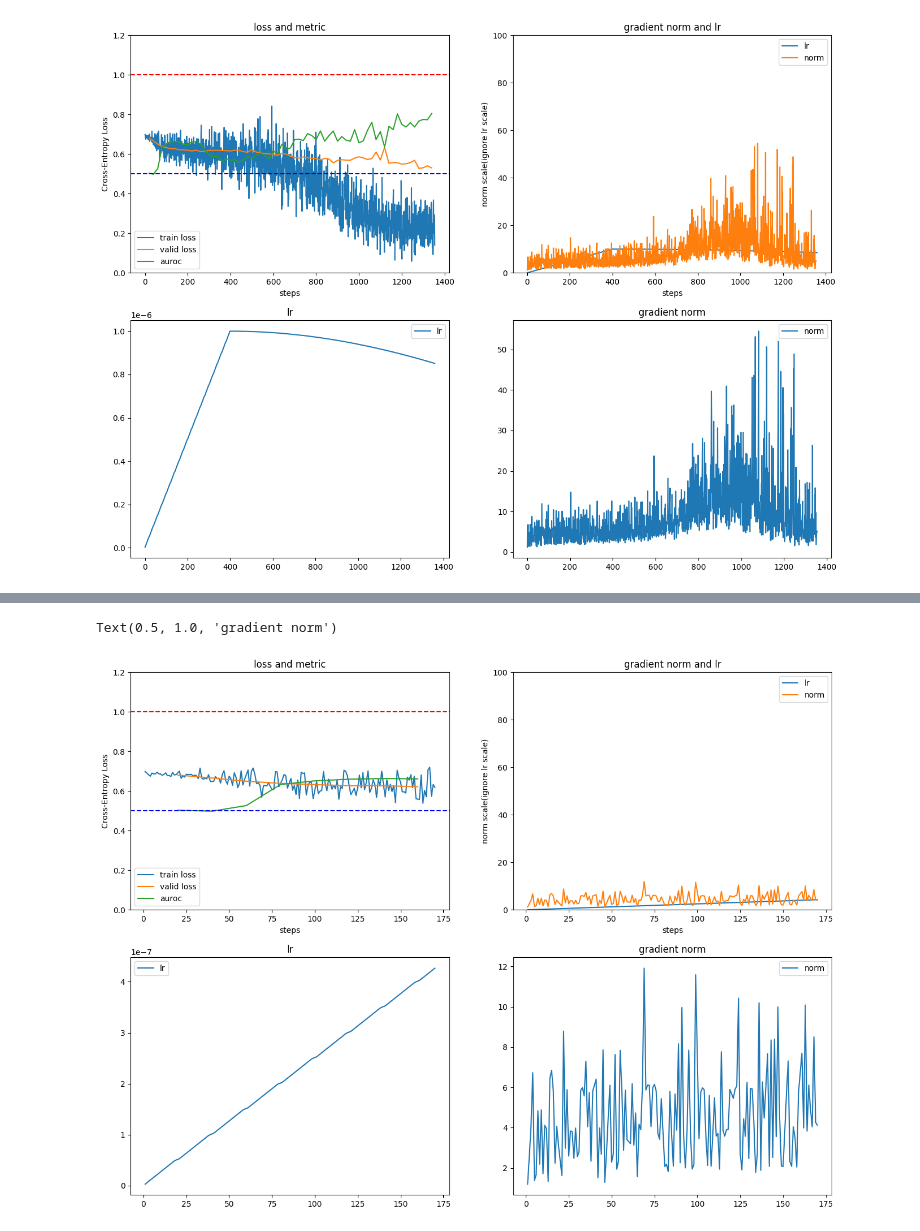
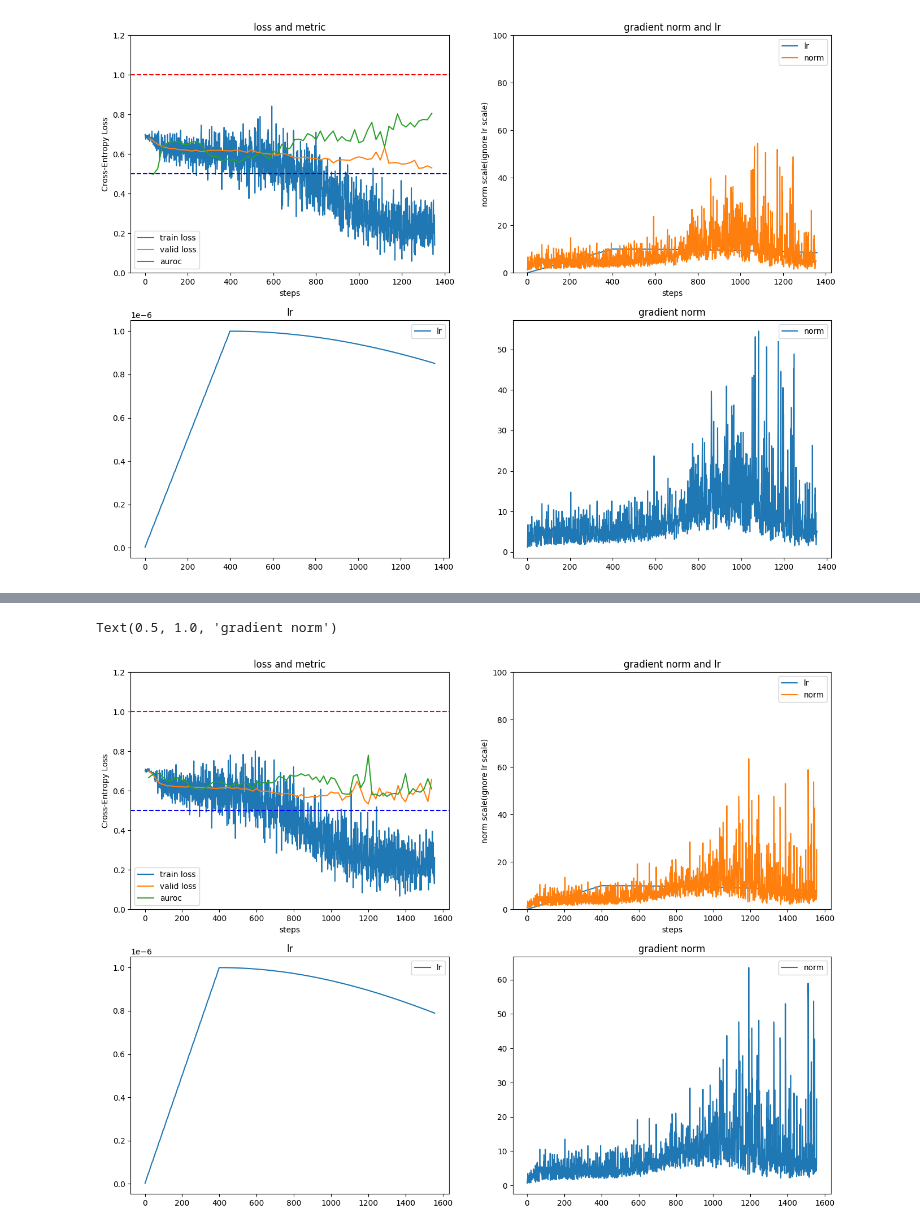
Before and after one commit to kimdj98/onj_, a Jupyter notebook: model2/modules/visualize.ipynb, the cells around one changed output, grey strips where cells are left out. Drawn from its saved outputs; the diff is of its cells as text; code cells hidden in the pictures.

```diff
--- a/model2/modules/visualize.ipynb
+++ b/model2/modules/visualize.ipynb
@@ -1210,7 +1210,7 @@ import matplotlib.pyplot as plt
 import os
 os.chdir("/mnt/aix22301/onj")
 
-file = "2024-08-06_13-42-10_lr_1e-06_gpu_7_layer_6_batch_16_epochs_200_patch3d_(16, 16, 8)_patch2d_(64, 64)_embed_1024_head_8_width2d_1024_width3d_512"
+file = "2024-08-06_13-50-01_lr_1e-06_gpu_5_layer_4_batch_16_epochs_200_patch3d_(16, 16, 8)_patch2d_(64, 64)_embed_1024_head_8_width2d_1024_width3d_512"
 
 # load the log file
 with open(f"./log/{file}/log.txt", "r") as f:
@@ -1291,34 +1291,34 @@ plt.subplot(num_x, num_y, 2)
 xs, ys = streams3_xy["lr"] # training loss
 ys = np.array(ys)*10000000
 
 plt.plot(xs, ys, label=f"lr")
 plt.xlabel("steps")
 plt.ylabel("norm scale(ignore lr scale)")
 plt.ylim(top=100, bottom = 0.0)
 
 plt.subplot(num_x, num_y, 2)
 xs, ys = streams2_xy["norm"]
 ys = np.array(ys)
 plt.plot(xs, ys, label=f"norm")
 plt.legend()
 plt.title("gradient norm and lr")
 
 plt.subplot(num_x, num_y, 3)
 xs, ys = streams3_xy["lr"]
 ys = np.array(ys)
 plt.plot(xs, ys, label=f"lr")
 plt.legend()
 plt.title("lr")
 
 plt.subplot(num_x, num_y, 4)
 xs, ys = streams2_xy["norm"]
 ys = np.array(ys)
 plt.plot(xs, ys, label=f"norm")
 plt.legend()
 plt.title("gradient norm")
 # %% [output]
 Text(0.5, 1.0, 'gradient norm')
-[figure, old version]
+[figure, new version]
 # %%
 # parse and visualize the logfile
 import numpy as np
```
Also changed, not shown: parts of 4 cells of this notebook, 2 other files.
